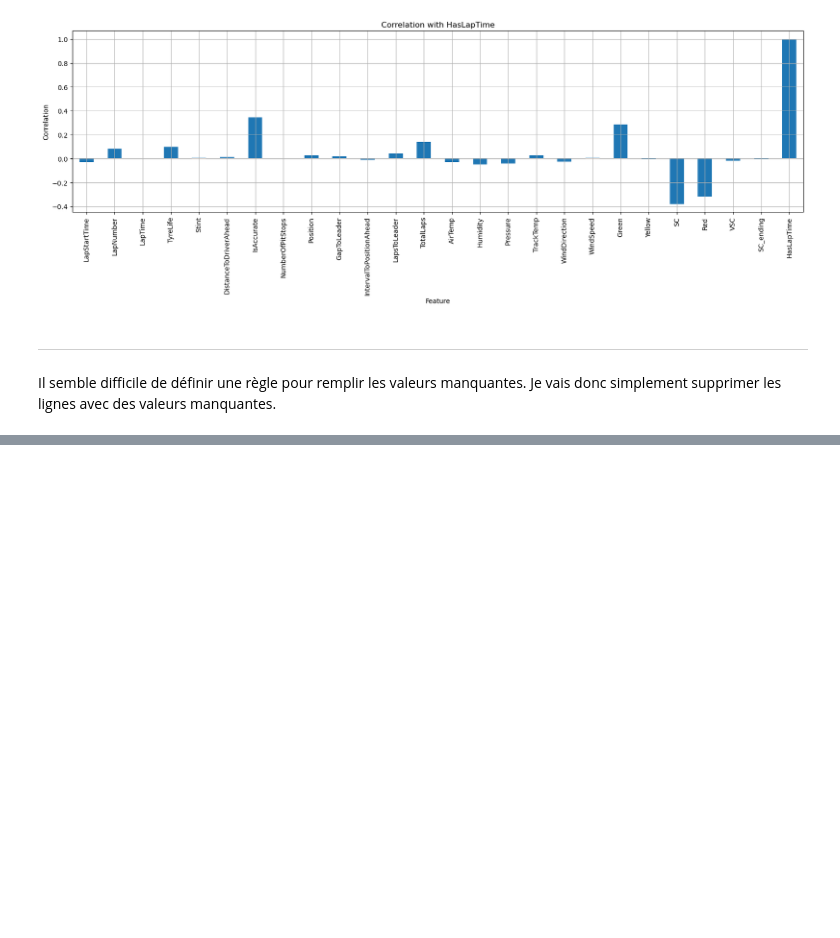
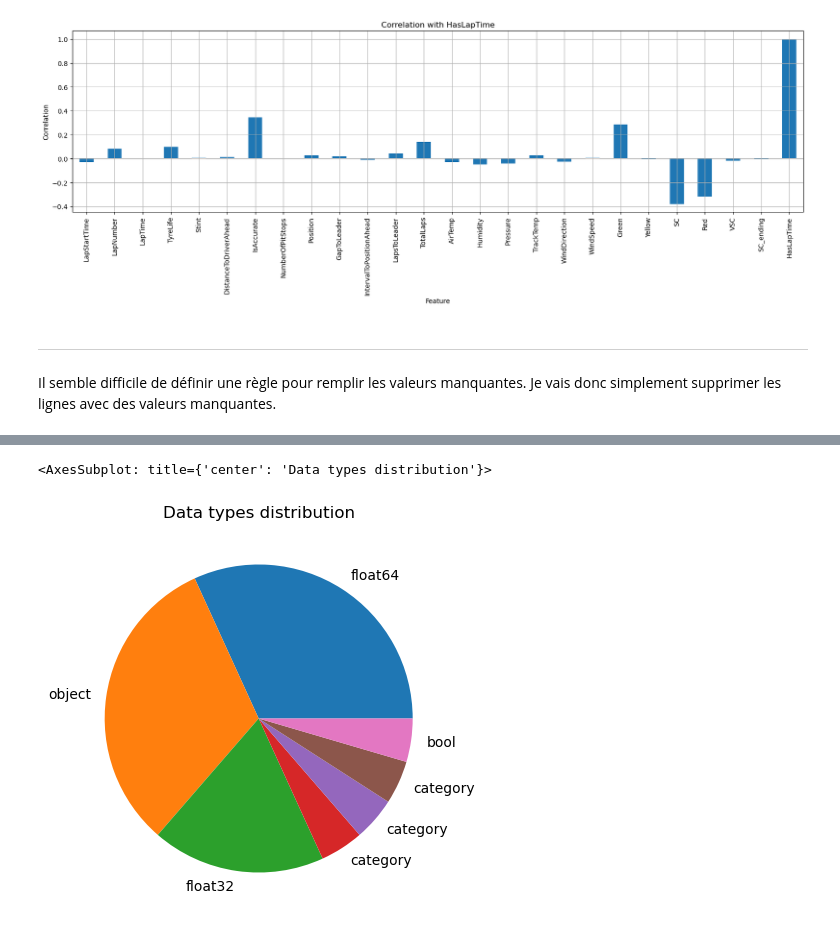
Before and after one commit to Nelson-Jnrnd/f1-pit-predictor-dataset, a Jupyter notebook: eda_dataset.ipynb, the cells around one changed output, grey strips where cells are left out. Drawn from its saved outputs; the diff is of its cells as text; code cells hidden in the pictures; blank space fills up the shorter version.

```diff
--- a/eda_dataset.ipynb
+++ b/eda_dataset.ipynb
@@ -261,0 +353,8 @@ plt.show()
+# %%
+df.dtypes.value_counts().plot.pie(
+    figsize=(5, 5),
+    title='Data types distribution',
+)
+# %% [output]
+<AxesSubplot: title={'center': 'Data types distribution'}>
+[figure, added]
```
Also changed, not shown: parts of 44 cells of this notebook.
